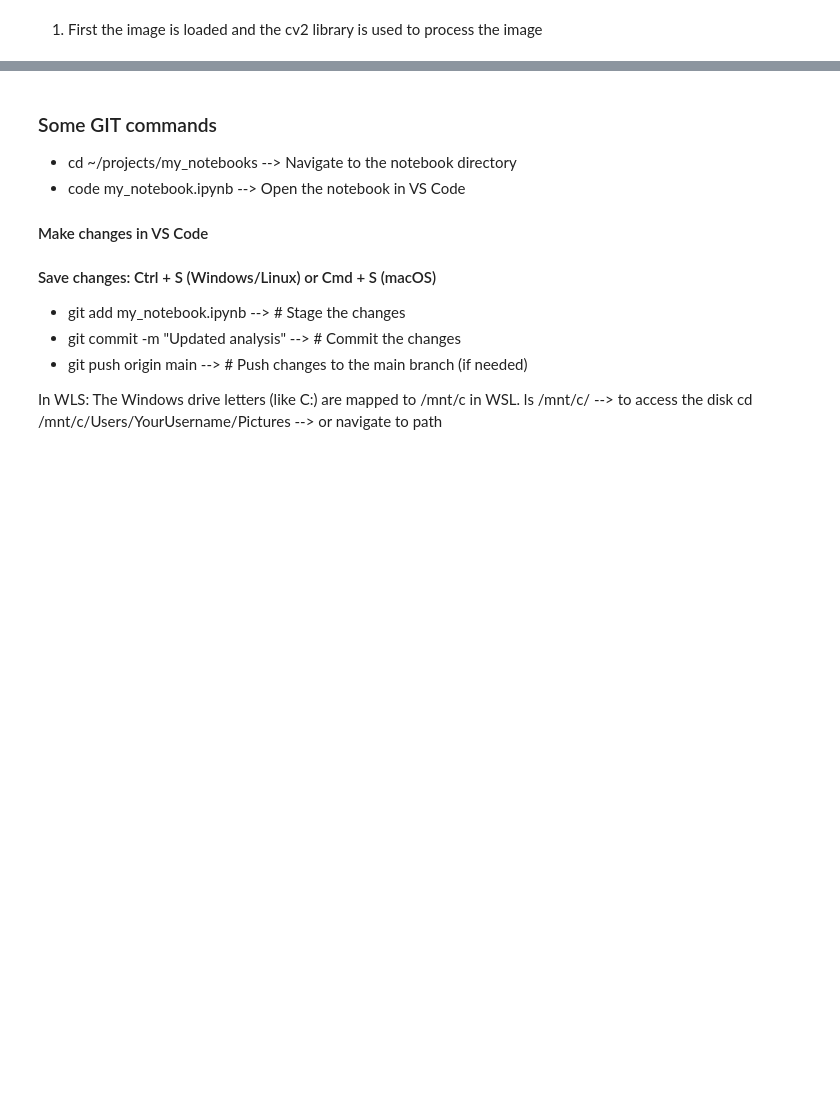
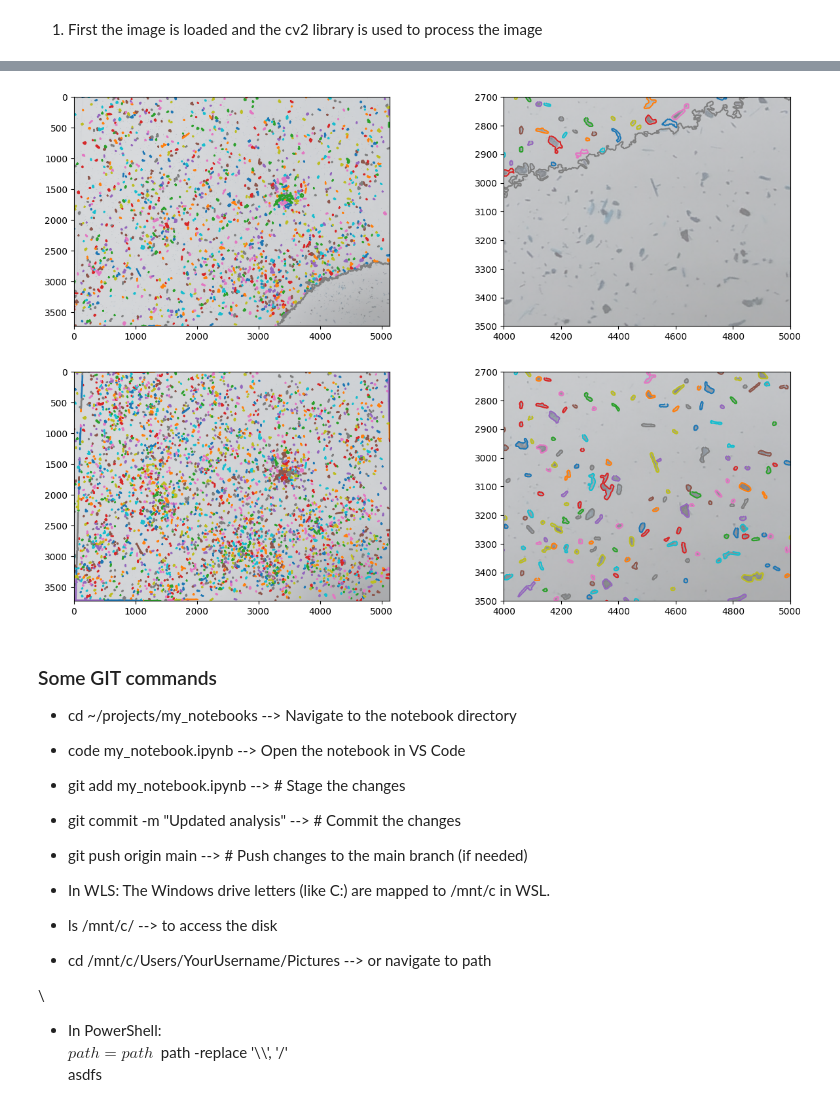
Before and after one commit to joaquinaicrag/UNIBS, a Jupyter notebook: Paper1-YMporousmat/count_grains/extrafine/count_grain.ipynb, the cells around one changed output, grey strips where cells are left out. Saved outputs shown, nothing was run; the diff lists cells and outputs as text; code cells hidden in the pictures; blank space fills up the shorter version.

```diff
--- a/Paper1-YMporousmat/count_grains/extrafine/count_grain.ipynb
+++ b/Paper1-YMporousmat/count_grains/extrafine/count_grain.ipynb
@@ -55 +88,33 @@ contours, hierarchy = cv2.findContours(thresh, cv2.RETR_EXTERNAL, cv2.CHAIN_APPR
+# %%
+# Find contours of the sticks
+contours, hierarchy = cv.findContours(thresh, cv.RETR_EXTERNAL, cv.CHAIN_APPROX_SIMPLE)
+contours2, hierarchy2 = cv.findContours(thresh2, cv.RETR_EXTERNAL, cv.CHAIN_APPROX_SIMPLE)
+
+fig, axx = plt.subplots(2, 2, figsize=(15,10))
+colors = ['r', 'g', 'b', 'y', 'm']
+for i, contour in enumerate(contours):
+    area = cv.contourArea(contour)
+    if area > 100:  # Only draw valid contours
+        x, y = contour[:, :, 0].ravel(), contour[:, :, 1].ravel()
+        axx[0][0].plot(x, y)
+        axx[0][1].plot(x, y)
+axx[0][0].imshow(img, cmap='viridis', alpha=0.5)  # Overlay original image
+axx[0][1].imshow(img, cmap='viridis', alpha=0.5)  # Overlay original image
+axx[0][1].set_xlim(4000, 5000)
+axx[0][1].set_ylim(3500, 2700)
+
+for i, contour in enumerate(contours2):
+    area = cv.contourArea(contour)
+    if area > 100:  # Only draw valid contours
+        x, y = contour[:, :, 0].ravel(), contour[:, :, 1].ravel()
+        axx[1][0].plot(x, y)
+        axx[1][1].plot(x, y)
+axx[1][0].imshow(img, cmap='viridis', alpha=0.5)  # Overlay original image
+axx[1][1].imshow(img, cmap='viridis', alpha=0.5)  # Overlay original image
+axx[1][1].set_xlim(4000, 5000)
+axx[1][1].set_ylim(3500, 2700)
+
+plt.show()
+# %% [output]
+[figure, added]
 # %%
@@ -86,12 +149,17 @@ for contour in contours:
 - cd ~/projects/my_notebooks      -->   Navigate to the notebook directory
 - code my_notebook.ipynb           --> Open the notebook in VS Code
 
-#### Make changes in VS Code
-#### Save changes: Ctrl + S (Windows/Linux) or Cmd + S (macOS)
+
 - git add my_notebook.ipynb    -->     # Stage the changes
 - git commit -m "Updated analysis"  --> # Commit the changes
 - git push origin main           -->    # Push changes to the main branch (if needed)
 
-In WLS:   The Windows drive letters (like C:) are mapped to /mnt/c in WSL.
-ls /mnt/c/  --> to access the disk
-cd /mnt/c/Users/YourUsername/Pictures --> or navigate to path
+- In WLS:   The Windows drive letters (like C:) are mapped to /mnt/c in WSL.
+- ls /mnt/c/  --> to access the disk
+- cd /mnt/c/Users/YourUsername/Pictures --> or navigate to path
+
+\
+- In PowerShell:\
+$path = path \
+$path -replace  '\\\\', '/' \
+asdfs
```
Also changed, not shown: parts of 3 cells of this notebook.
